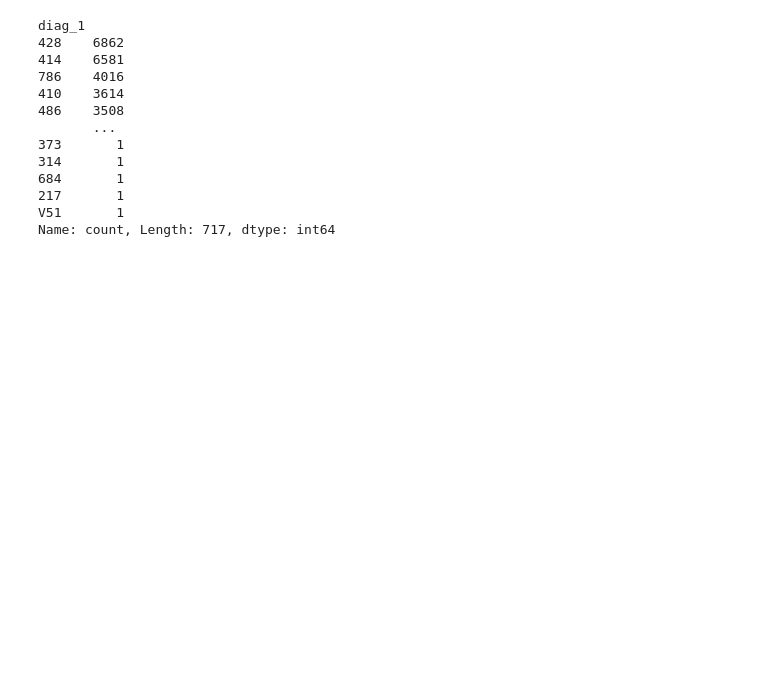
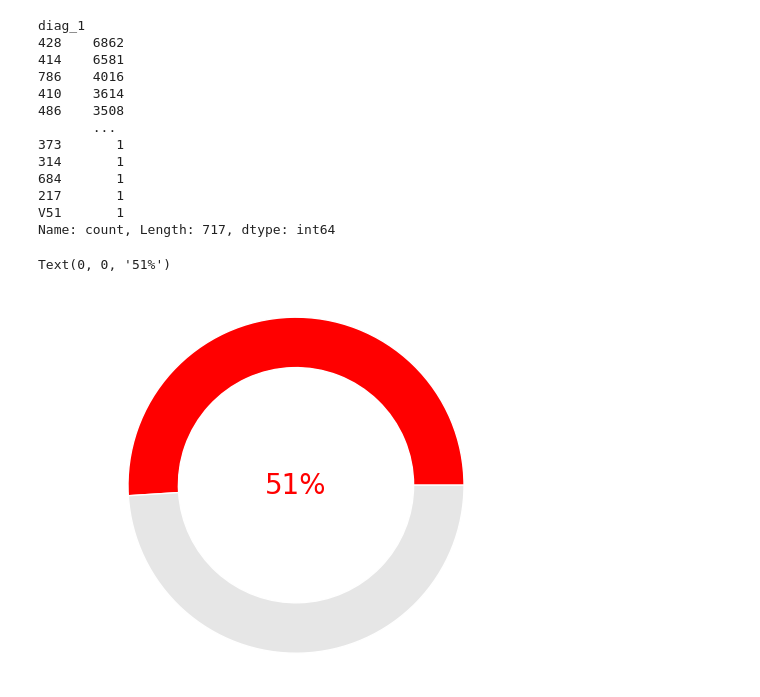
Before and after one commit to CodeWarriorM/Hospital_Readmission, a Jupyter notebook: notebooks/preproc_functions.ipynb, the cells around one changed output. Saved outputs shown, nothing was run; the diff lists cells and outputs as text; code cells hidden in the pictures; blank space fills up the shorter version.

```diff
--- a/notebooks/preproc_functions.ipynb
+++ b/notebooks/preproc_functions.ipynb
@@ -692,3 +697,29 @@ diag_1
 217       1
 V51       1
 Name: count, Length: 717, dtype: int64
+# %%
+import matplotlib.pyplot as plt
+probability = 0.51
+fig, ax = plt.subplots()
+size = 0.3
+
+# Create data for the donut chart
+values = [probability, 1 - probability]
+
+color = 'red' if probability >0.5 else 'green'
+colors = [color, '#e6e6e6']
+
+ax.pie(values, colors=colors, radius=1, wedgeprops=dict(width=size, edgecolor='w'))
+
+# Add a circle in the center to create the donut shape
+centre_circle = plt.Circle((0,0), 1-size, color='white', fc='white', linewidth=0)
+fig.gca().add_artist(centre_circle)
+
+# Equal aspect ratio ensures that pie is drawn as a circle
+ax.axis('equal')
+
+# Add the percentage text in the center of the donut chart
+plt.text(0, 0, f'{probability * 100:.0f}%', ha='center', va='center', fontsize=20, color=color)
+# %% [output]
+Text(0, 0, '51%')
+[figure, added]
```
Also changed, not shown: parts of 1 cell of this notebook, 4 other files.
